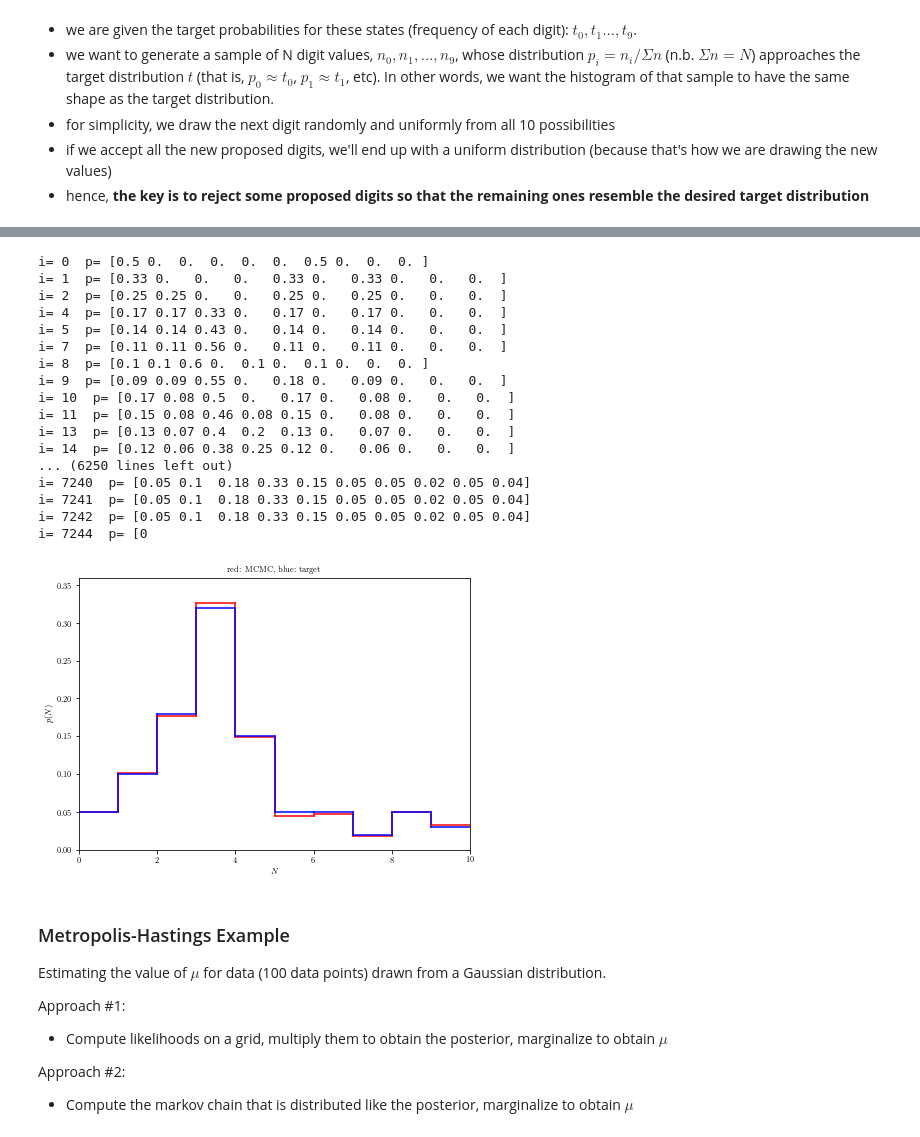
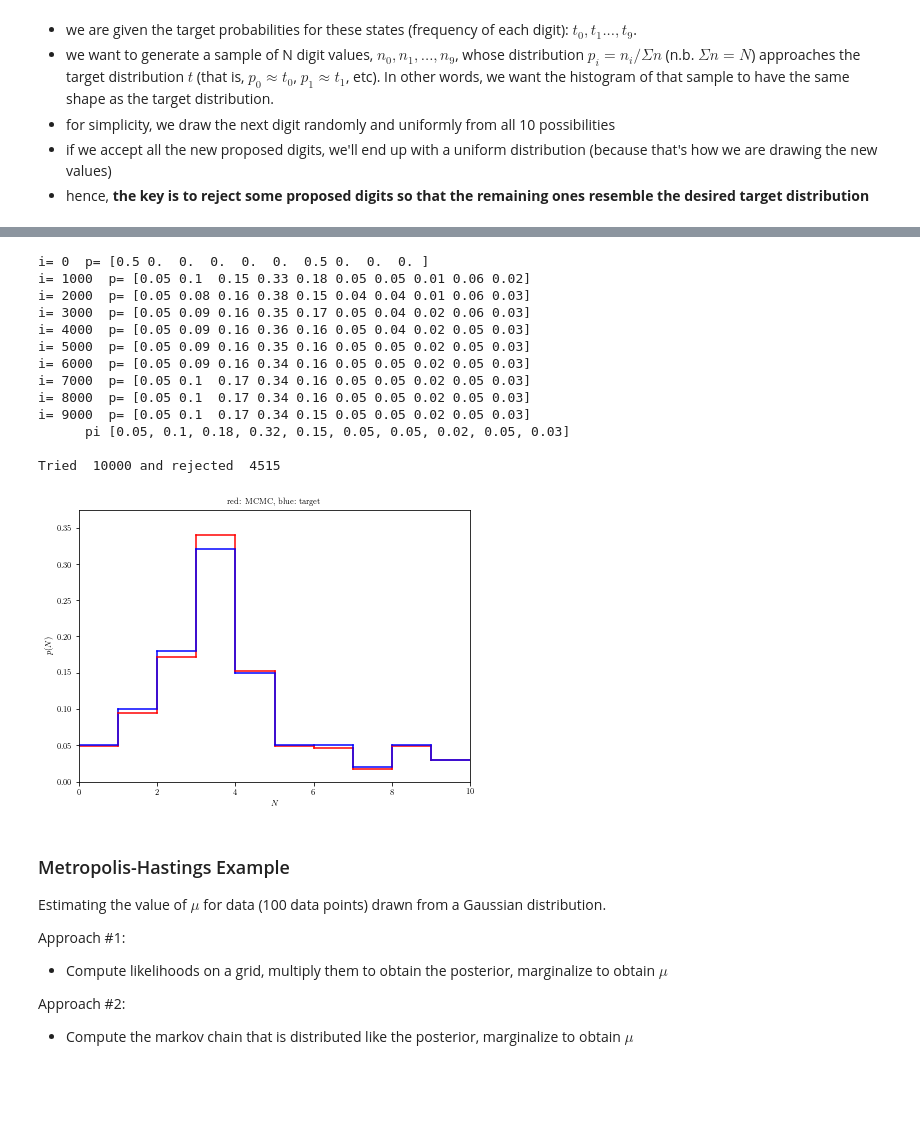
Before and after one commit to bayu-wilson/astr-324-s18, a Jupyter notebook: notebooks/Week-5-Tue.ipynb, the cells around one changed output, grey strips where cells are left out. Saved outputs shown, nothing was run; the diff lists cells and outputs as text; code cells hidden in the pictures; blank space fills up the shorter version.

```diff
--- a/notebooks/Week-5-Tue.ipynb
+++ b/notebooks/Week-5-Tue.ipynb
@@ -659,7 +659,7 @@ def doSimpleMCMC(pi, priorIndex, Niter, printStep, plot = 0):
         else:
             states[newind] += 1
             priorIndex = newind
-        if (i/printStep*printStep == i):
+        if (i//printStep*printStep == i):
             prob = 1.0*states / np.sum(states)
             for j in range(0,np.size(prob)):
                 prob[j] = float("{0:.2f}".format(prob[j]))
@@ -705,5 +705,5 @@ startIndex = 0
 Niter = 10
 printStep = 1
 # states = doSimpleMCMC(pi, startIndex, Niter, printStep)
-states = doSimpleMCMC(pi, startIndex, 10, 5, 1)
+states = doSimpleMCMC(pi, startIndex, Niter, printStep, 1)
 # %% [output]
@@ -745,24 +733,20 @@ Tried  100 and rejected  42
 # %%
-states = doSimpleMCMC(pi, startIndex, 10000, 5000, 1)
+states = doSimpleMCMC(pi, startIndex, 10000, 1000, 1)
 # %% [output]
 i= 0  p= [0.5 0.  0.  0.  0.  0.  0.5 0.  0.  0. ]
-i= 1  p= [0.33 0.   0.   0.   0.33 0.   0.33 0.   0.   0.  ]
-i= 2  p= [0.25 0.25 0.   0.   0.25 0.   0.25 0.   0.   0.  ]
-i= 4  p= [0.17 0.17 0.33 0.   0.17 0.   0.17 0.   0.   0.  ]
-i= 5  p= [0.14 0.14 0.43 0.   0.14 0.   0.14 0.   0.   0.  ]
-i= 7  p= [0.11 0.11 0.56 0.   0.11 0.   0.11 0.   0.   0.  ]
-i= 8  p= [0.1 0.1 0.6 0.  0.1 0.  0.1 0.  0.  0. ]
-i= 9  p= [0.09 0.09 0.55 0.   0.18 0.   0.09 0.   0.   0.  ]
-i= 10  p= [0.17 0.08 0.5  0.   0.17 0.   0.08 0.   0.   0.  ]
-i= 11  p= [0.15 0.08 0.46 0.08 0.15 0.   0.08 0.   0.   0.  ]
-i= 13  p= [0.13 0.07 0.4  0.2  0.13 0.   0.07 0.   0.   0.  ]
-i= 14  p= [0.12 0.06 0.38 0.25 0.12 0.   0.06 0.   0.   0.  ]
-... (6250 lines left out)
-i= 7240  p= [0.05 0.1  0.18 0.33 0.15 0.05 0.05 0.02 0.05 0.04]
-i= 7241  p= [0.05 0.1  0.18 0.33 0.15 0.05 0.05 0.02 0.05 0.04]
-i= 7242  p= [0.05 0.1  0.18 0.33 0.15 0.05 0.05 0.02 0.05 0.04]
-i= 7244  p= [0
+i= 1000  p= [0.05 0.1  0.15 0.33 0.18 0.05 0.05 0.01 0.06 0.02]
+i= 2000  p= [0.05 0.08 0.16 0.38 0.15 0.04 0.04 0.01 0.06 0.03]
+i= 3000  p= [0.05 0.09 0.16 0.35 0.17 0.05 0.04 0.02 0.06 0.03]
+i= 4000  p= [0.05 0.09 0.16 0.36 0.16 0.05 0.04 0.02 0.05 0.03]
+i= 5000  p= [0.05 0.09 0.16 0.35 0.16 0.05 0.05 0.02 0.05 0.03]
+i= 6000  p= [0.05 0.09 0.16 0.34 0.16 0.05 0.05 0.02 0.05 0.03]
+i= 7000  p= [0.05 0.1  0.17 0.34 0.16 0.05 0.05 0.02 0.05 0.03]
+i= 8000  p= [0.05 0.1  0.17 0.34 0.16 0.05 0.05 0.02 0.05 0.03]
+i= 9000  p= [0.05 0.1  0.17 0.34 0.15 0.05 0.05 0.02 0.05 0.03]
+      pi [0.05, 0.1, 0.18, 0.32, 0.15, 0.05, 0.05, 0.02, 0.05, 0.03]
+
+Tried  10000 and rejected  4515
-[figure, old version]
+[figure, new version]
 # %% [markdown]
 ### Metropolis-Hastings Example
 
```
Also changed, not shown: parts of 6 cells of this notebook, 3 other files.
